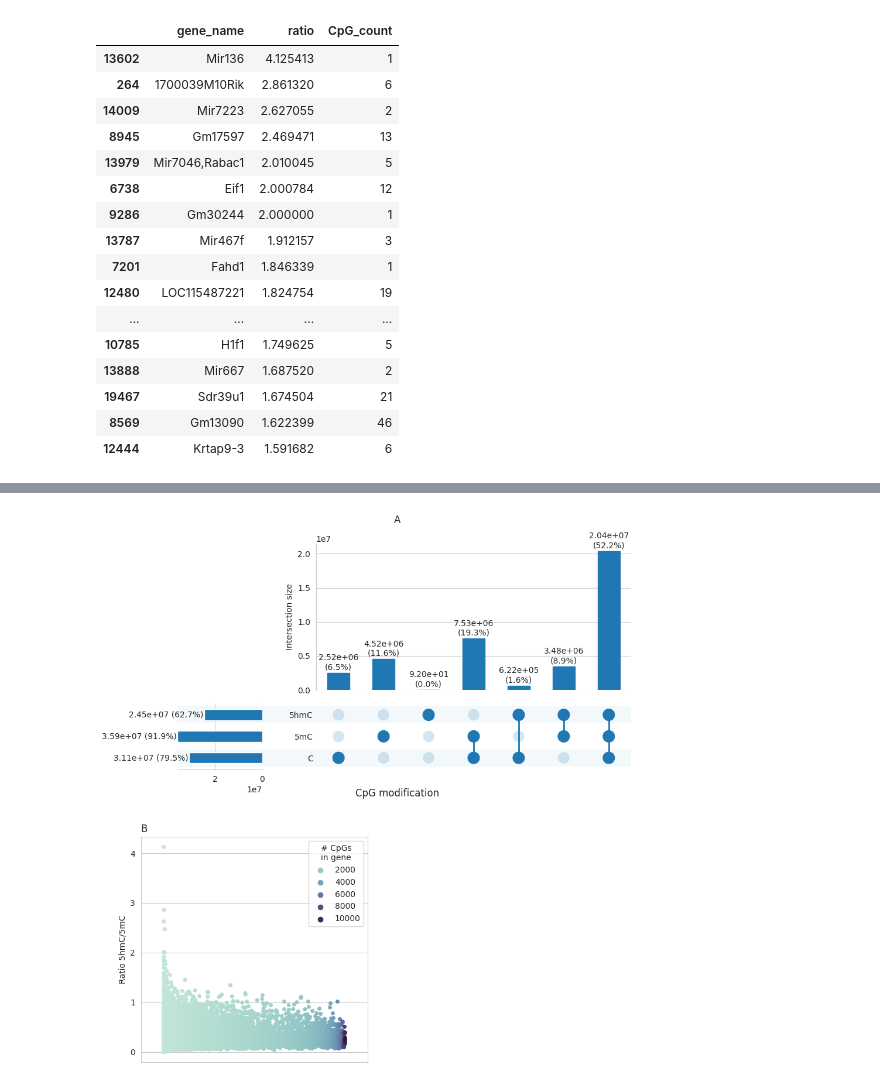
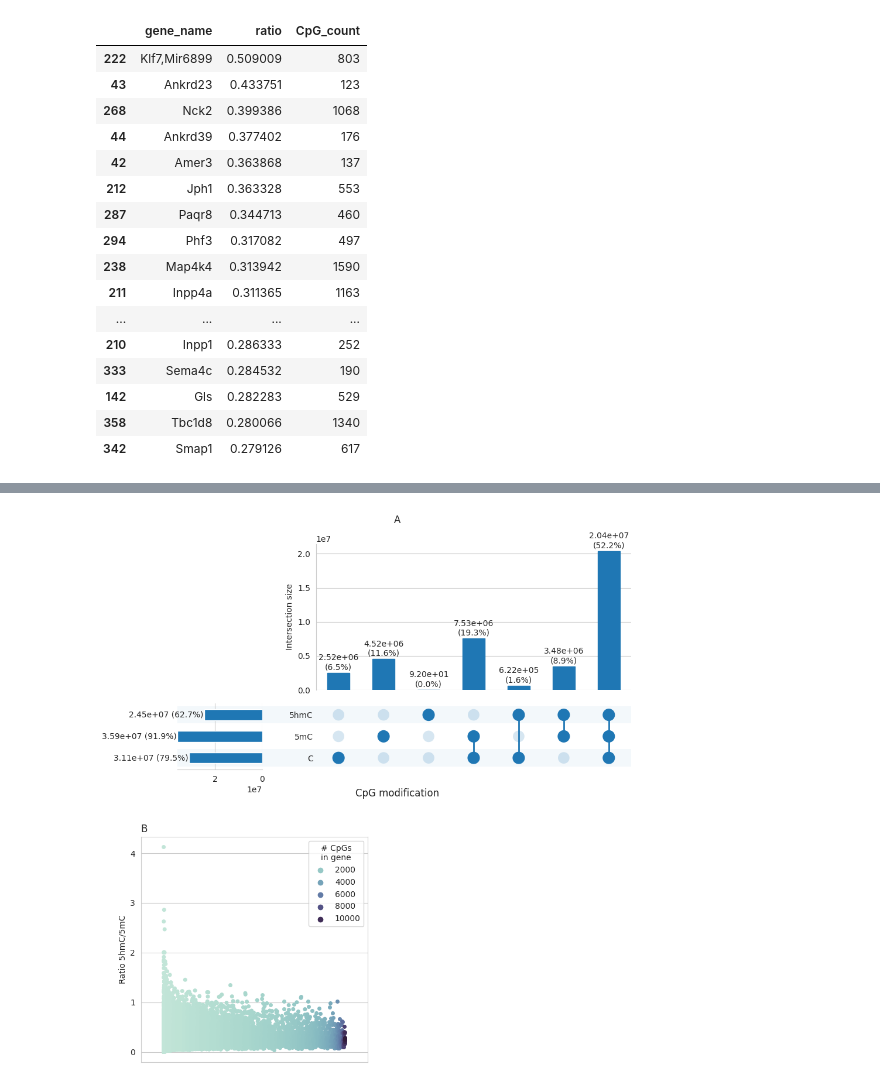
Before and after one commit to DominicOH/Analysis-of-nanopore-epigenetic-sequencing, a Jupyter notebook: CpG_turnover_fig5.ipynb, the cells around one changed output, grey strips where cells are left out. Cells and saved outputs as stored; diff of their text form; code cells hidden in the pictures.

Commit message:
Changes to Fig5 ratios

```diff
--- a/CpG_turnover_fig5.ipynb
+++ b/CpG_turnover_fig5.ipynb
@@ -2,7 +2,7 @@
 from ProjectTools import OpenBeds
 import math
 
-dry = False
+dry = True
 
 def filterDepth(df):
     average = df["readCount"].mean()
@@ -14,18 +14,22 @@ def filterDepth(df):
 if dry == True:
     nano_2mod_path = './test_data/prom_R10.4.1_E8.2_WGS_brain_DH_5mC_nonAggregated_sub.bedMethyl'
     nano_3mod_path = './test_data/prom_R10.4.1_E8.2_WGS_brain_0.9.1_mods_sub.bed'
+    tab_path = './test_data/CRR008807_TAB_merged.bedGraph.gz.bismark.zero.cov_sub.bed'
 
     nano_3mod_mc, nano_3mod_hmc = map(filterDepth, OpenBeds.get_nanopore_threeMod_wStrand(nano_3mod_path))
 
     nano_2mod = filterDepth(OpenBeds.get_nanopore_twoMod(nano_2mod_path))
+    tab_df = filterDepth(OpenBeds.get_tab(tab_path))
 
 else:
     nano_2mod_path = './data/prom_R10.4.1_E8.2_WGS_brain_DH_5mC_nonAggregated.bedMethyl'
     nano_3mod_path = './data/prom_R10.4.1_E8.2_WGS_brain_0.9.1_mods.bed'
+    tab_path = './CRR008807_TAB_merged.bedGraph.gz.bismark.zero.cov.bed'
 
     nano_3mod_mc, nano_3mod_hmc = map(filterDepth, OpenBeds.get_nanopore_threeMod_wStrand(nano_3mod_path))
 
     nano_2mod = filterDepth(OpenBeds.get_nanopore_twoMod(nano_2mod_path))
+    tab_df = filterDepth(OpenBeds.get_tab(tab_path))
 # %%
 import pandas as pd
 
@@ -73,6 +77,15 @@ def calculateModRatio(df1, df2):
     merged_df = pd.merge(df1, df2, "inner", on=["chromosome", "chromStart", "chromEnd", "strand", "readCount"])
     mod1, mod2 = df1["modification_type"][0], df2["modification_type"][0]
     merged_df["{mod1}_to_{mod2}_ratio".format(mod1=mod1, mod2=mod2)] = merged_df["percentMeth_x"].div(merged_df["percentMeth_y"], axis=0)
-    merged_df.loc[merged_df["{mod1}_to_{mod2}_ratio".format(mod1=mod1, mod2=mod2)] == math.inf, "{mod1}_to_{mod2}_ratio".format(mod1=mod1, mod2=mod2)] = 1.0
+    merged_df.loc[merged_df["{mod1}_to_{mod2}_ratio".format(mod1=mod1, mod2=mod2)] == math.inf, "{mod1}_to_{mod2}_ratio".format(mod1=mod1, mod2=mod2)] = None
 
     return merged_df[["chromosome", "chromStart", "chromEnd", "readCount", "{mod1}_to_{mod2}_ratio".format(mod1=mod1, mod2=mod2), "strand"]].dropna()
+
+def calculateModOtherRatio(df1, df2):
+    merged_df = pd.merge(df1, df2, "inner", on=["chromosome", "chromStart", "chromEnd", "strand", "readCount"])
+    mod1 = df1["modification_type"][0]
+    merged_df["percentOther"] = 100 - merged_df["percentMeth_x"] # ratio 5hmC to other
+    merged_df["{mod1}_to_other_ratio".format(mod1=mod1)] = merged_df["percentMeth_x"].div(merged_df["percentOther"], axis=0)
+    merged_df.loc[merged_df["{mod1}_to_other_ratio".format(mod1=mod1)] == math.inf, ["{mod1}_to_other_ratio".format(mod1=mod1)]] = None
+
+    return merged_df[["chromosome", "chromStart", "chromEnd", "readCount", "{mod1}_to_other_ratio".format(mod1=mod1), "strand"]].dropna()
@@ -91,26 +120,26 @@ def intersect_genes(ratio_df, gene_path):
     redundant_cols = ["dupChrom", "thickStart", "thickEnd", "Foo", "dupStrand"]
     return intersect.to_dataframe(names=names).drop(columns=redundant_cols)
 # %%
-gene_intersect_df = intersect_genes(calculateModRatio(nano_3mod_hmc, nano_3mod_mc), './feature_references/fig5_features/mm39_RefSeqC_select_merged_modified.bed')
+gene_intersect_df = intersect_genes(calculateModOtherRatio(nano_3mod_hmc, nano_3mod_mc), './feature_references/fig5_features/mm39_RefSeqC_select_merged_modified.bed')
 genes_df = pd.DataFrame(gene_intersect_df.groupby(by=["gene_name"])["ratio"].mean()).reset_index()
 genes_df["CpG_count"] = gene_intersect_df.groupby(by=["gene_name"])["chromStart"].count().to_numpy()
 # %%
-genes_df.sort_values(by="ratio", ascending=False).head(20)
+genes_df.loc[genes_df["CpG_count"] >= 50].sort_values(by="ratio", ascending=False).head(20)
 # %% [output]
 |  | gene_name | ratio | CpG_count |
-| 13602 | Mir136 | 4.125413 | 1 |
-| 264 | 1700039M10Rik | 2.861320 | 6 |
-| 14009 | Mir7223 | 2.627055 | 2 |
-| 8945 | Gm17597 | 2.469471 | 13 |
-| 13979 | Mir7046,Rabac1 | 2.010045 | 5 |
-| 6738 | Eif1 | 2.000784 | 12 |
-| 9286 | Gm30244 | 2.000000 | 1 |
-| 13787 | Mir467f | 1.912157 | 3 |
-| 7201 | Fahd1 | 1.846339 | 1 |
-| 12480 | LOC115487221 | 1.824754 | 19 |
+| 222 | Klf7,Mir6899 | 0.509009 | 803 |
+| 43 | Ankrd23 | 0.433751 | 123 |
+| 268 | Nck2 | 0.399386 | 1068 |
+| 44 | Ankrd39 | 0.377402 | 176 |
+| 42 | Amer3 | 0.363868 | 137 |
+| 212 | Jph1 | 0.363328 | 553 |
+| 287 | Paqr8 | 0.344713 | 460 |
+| 294 | Phf3 | 0.317082 | 497 |
+| 238 | Map4k4 | 0.313942 | 1590 |
+| 211 | Inpp4a | 0.311365 | 1163 |
 | ... | ... | ... | ... |
-| 10785 | H1f1 | 1.749625 | 5 |
-| 13888 | Mir667 | 1.687520 | 2 |
-| 19467 | Sdr39u1 | 1.674504 | 21 |
-| 8569 | Gm13090 | 1.622399 | 46 |
-| 12444 | Krtap9-3 | 1.591682 | 6 |
+| 210 | Inpp1 | 0.286333 | 252 |
+| 333 | Sema4c | 0.284532 | 190 |
+| 142 | Gls | 0.282283 | 529 |
+| 358 | Tbc1d8 | 0.280066 | 1340 |
+| 342 | Smap1 | 0.279126 | 617 |
```
Also changed, not shown: parts of 5 cells of this notebook.
